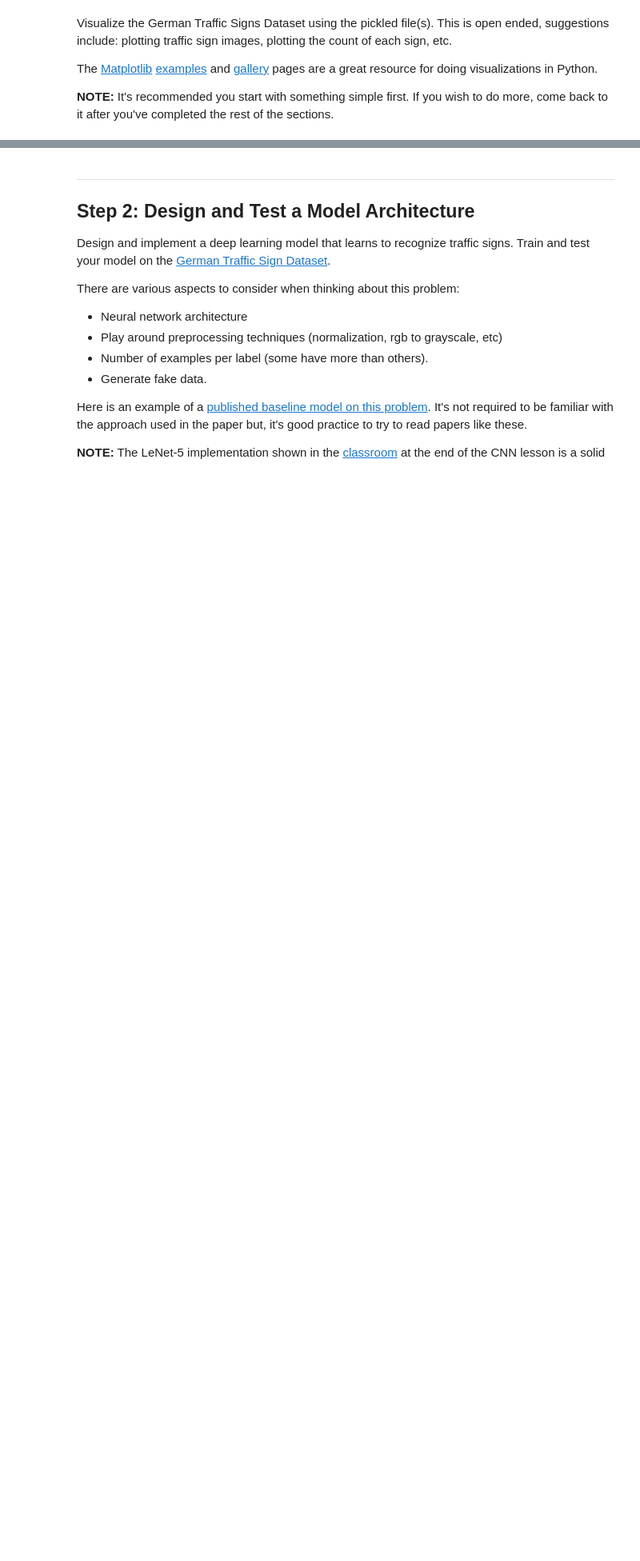
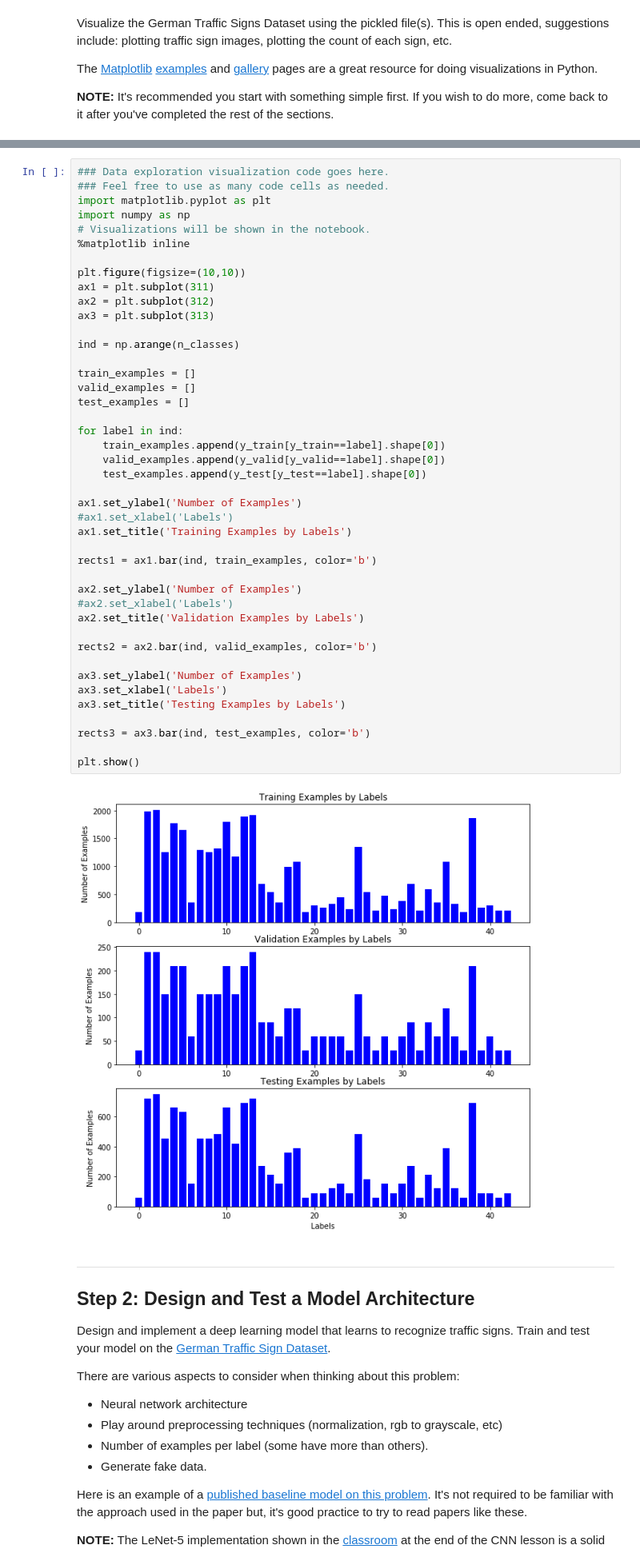
Before and after one commit to cjpan/CarND-Traffic-Sign-Classifier-Project, a Jupyter notebook: Traffic_Sign_Classifier.ipynb, the cells around one changed output, grey strips where cells are left out. Shown: that part at 80% size. Saved outputs shown, nothing was run; the diff lists cells and outputs as text; blank space fills up the shorter version.

Commit message:
final notebook

```diff
--- a/Traffic_Sign_Classifier.ipynb
+++ b/Traffic_Sign_Classifier.ipynb
@@ -101,3 +95,48 @@ import matplotlib.pyplot as plt
+# %%
+### Data exploration visualization code goes here.
+### Feel free to use as many code cells as needed.
+import matplotlib.pyplot as plt
+import numpy as np
+# Visualizations will be shown in the notebook.
+%matplotlib inline
+
+plt.figure(figsize=(10,10))
+ax1 = plt.subplot(311)
+ax2 = plt.subplot(312)
+ax3 = plt.subplot(313)
+
+ind = np.arange(n_classes)
+
+train_examples = []
+valid_examples = []
+test_examples = []
+
+for label in ind:
+    train_examples.append(y_train[y_train==label].shape[0])
+    valid_examples.append(y_valid[y_valid==label].shape[0])
+    test_examples.append(y_test[y_test==label].shape[0])
+
+ax1.set_ylabel('Number of Examples')
+#ax1.set_xlabel('Labels')
+ax1.set_title('Training Examples by Labels')
+
+rects1 = ax1.bar(ind, train_examples, color='b')
+
+ax2.set_ylabel('Number of Examples')
+#ax2.set_xlabel('Labels')
+ax2.set_title('Validation Examples by Labels')
+
+rects2 = ax2.bar(ind, valid_examples, color='b')
+
+ax3.set_ylabel('Number of Examples')
+ax3.set_xlabel('Labels')
+ax3.set_title('Testing Examples by Labels')
+
+rects3 = ax3.bar(ind, test_examples, color='b')
+
+plt.show()
+# %% [output]
+[figure, added]
 # %% [markdown]
 ----
 
```
Also changed, not shown: parts of 18 cells of this notebook.
